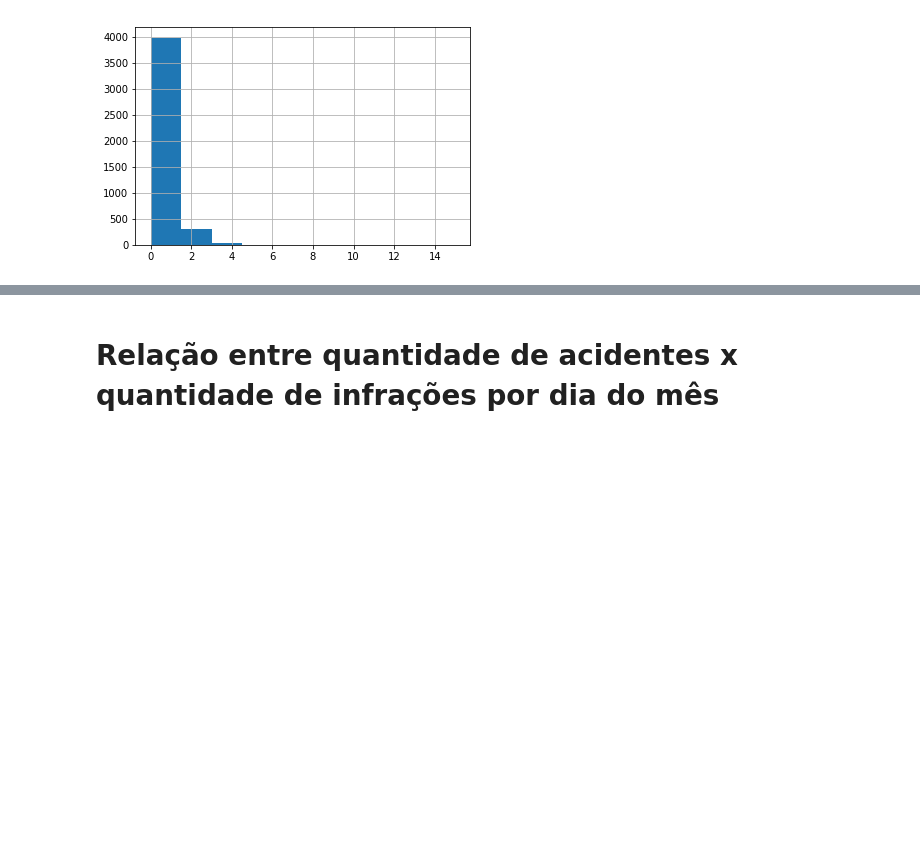
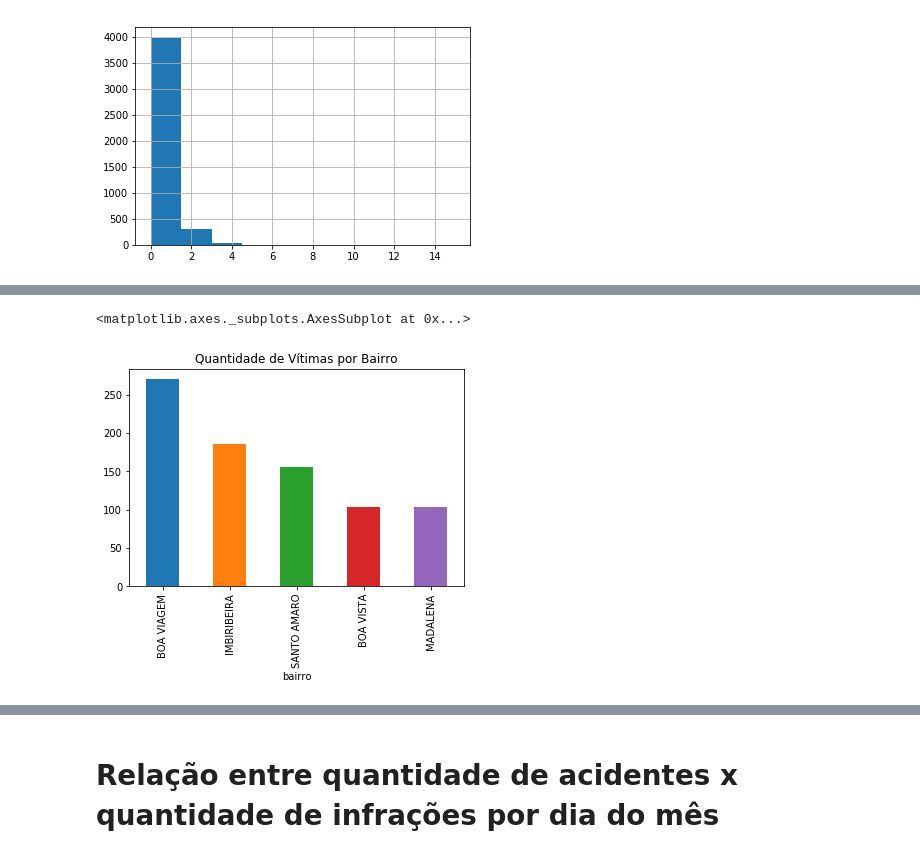
Before and after one commit to fbormann/DadosTransitoRecife, a Jupyter notebook: Projeto CTTU.ipynb, the cells around one changed output, grey strips where cells are left out. Cells and saved outputs as stored; diff of their text form; code cells hidden in the pictures; blank space fills up the shorter version.

```diff
--- a/Projeto CTTU.ipynb
+++ b/Projeto CTTU.ipynb
@@ -615,7 +624,8 @@ infracoes_2014_2016.shape
 # %%
 semaforos = pandas.read_csv("working_data/semaforos.csv")
 # %%
-acidentes_2014_2016 = pandas.read_csv("working_data/acidentes_2014_2016.csv", parse_dates=True)
+acidentes_2014_2016 = pandas.read_csv("working_data/acidentes_2014_2016.csv",
+                                      parse_dates=["data", "data de abertura"])
 # %%
 acidentes_2014_2016.head(10)
 # %% [output]
@@ -818,0 +866,2 @@ acidentes_2014_2016.monitoring_near_100m.size
+# %%
+qtd_vitimas_de_acidente_bairro = acidentes_2014_2016.groupby("bairro")["quantidade de vitimas"].sum().sort_values(ascending=False)[:5]
@@ -818,0 +880,5 @@ acidentes_2014_2016.monitoring_near_100m.size
+# %%
+qtd_vitimas_de_acidente_bairro.plot.bar(title="Quantidade de Vítimas por Bairro")
+# %% [output]
+<matplotlib.axes._subplots.AxesSubplot at 0x...>
+[figure, added]
```
Also changed, not shown: parts of 43 cells of this notebook.
